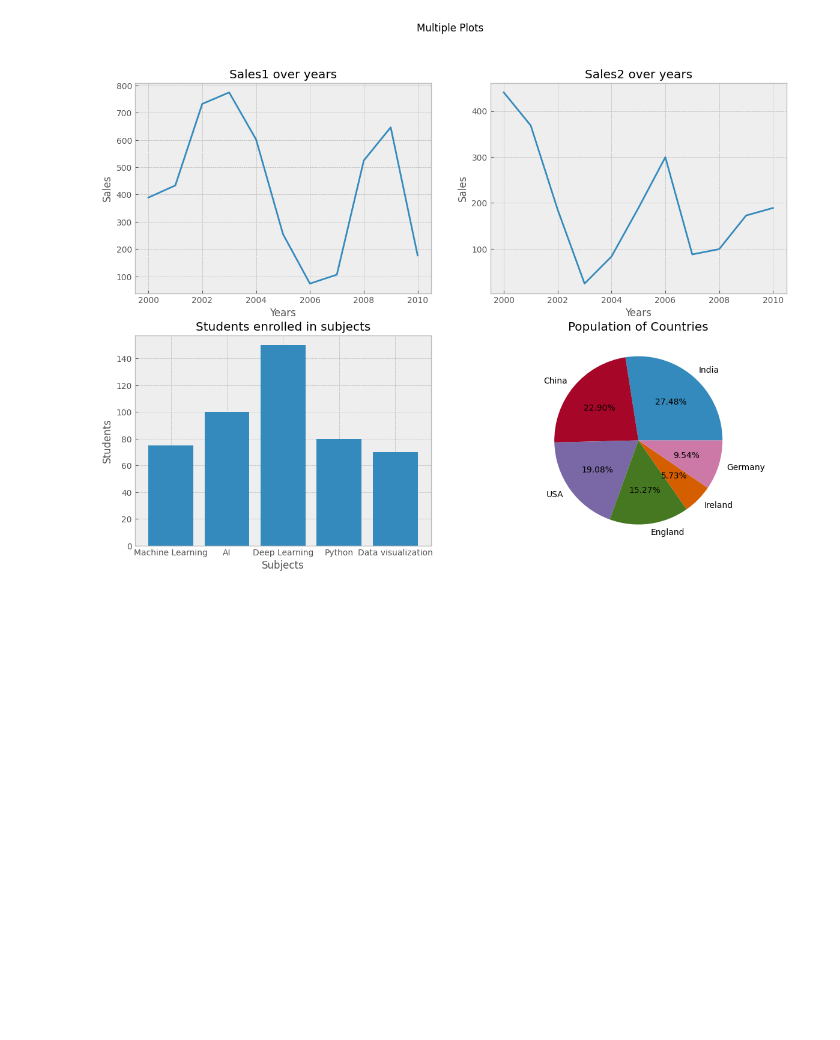
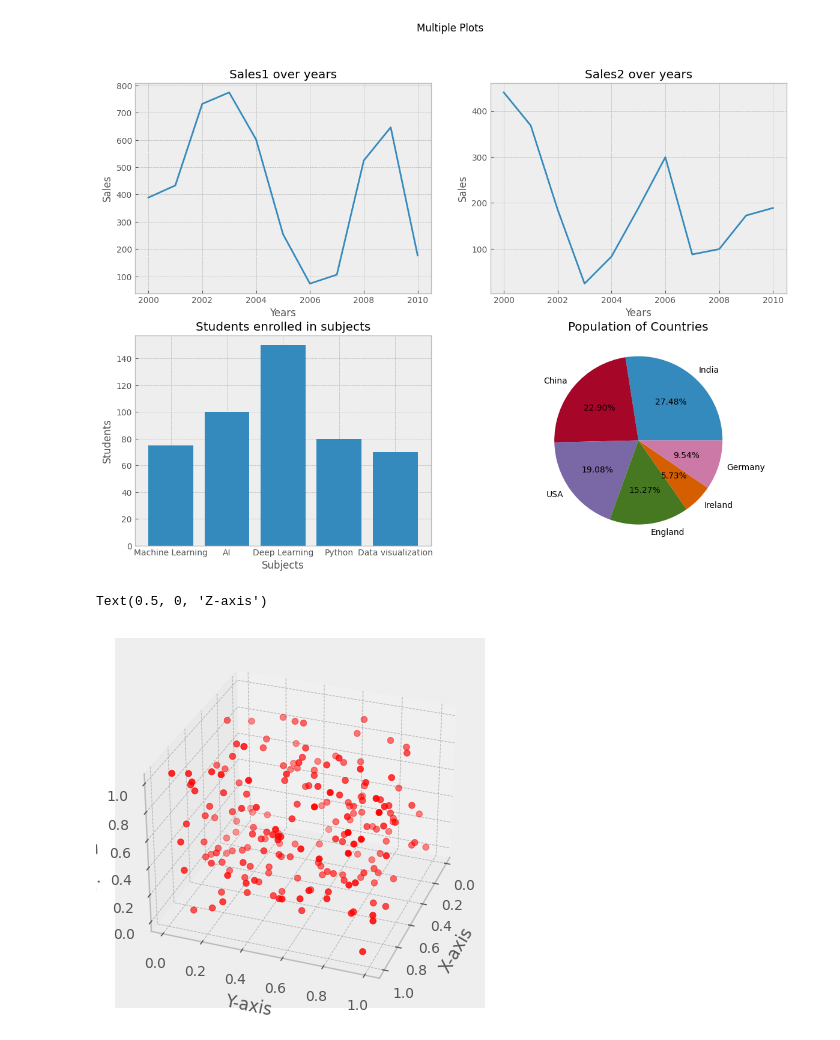
Before and after one commit to AlkaAttri/Data-Visualization, a Jupyter notebook: Matplotlib_charts_tutorial/Matplotlib_tutorial.ipynb, the cells around one changed output. Cells and saved outputs as stored; diff of their text form; code cells hidden in the pictures; blank space fills up the shorter version.

```diff
--- a/Matplotlib_charts_tutorial/Matplotlib_tutorial.ipynb
+++ b/Matplotlib_charts_tutorial/Matplotlib_tutorial.ipynb
@@ -345,3 +345,22 @@ plt.savefig("multiple_plots.png") #saving the figure
 plt.show()
 # %% [output]
 [figure]
+# %%
+#generating 3D Scatter graph
+
+ax=plt.axes(projection='3d')
+
+x=np.random.random(200)
+y=np.random.random(200)
+z=np.random.random(200)
+# #we cant rotate the 3d graph in colab use ax.view_init() to set a specific viewing angle
+ax.view_init(elev=30,azim=20)
+ax.scatter(x,y,z,c='r')
+ax.set_xlabel('X-axis')
+ax.set_ylabel('Y-axis')
+ax.set_zlabel('Z-axis')
+
+#ax.scatter(x,y,z,c='r')
+# %% [output]
+Text(0.5, 0, 'Z-axis')
+[figure, added]
```
Also changed, not shown: parts of 3 cells of this notebook.
